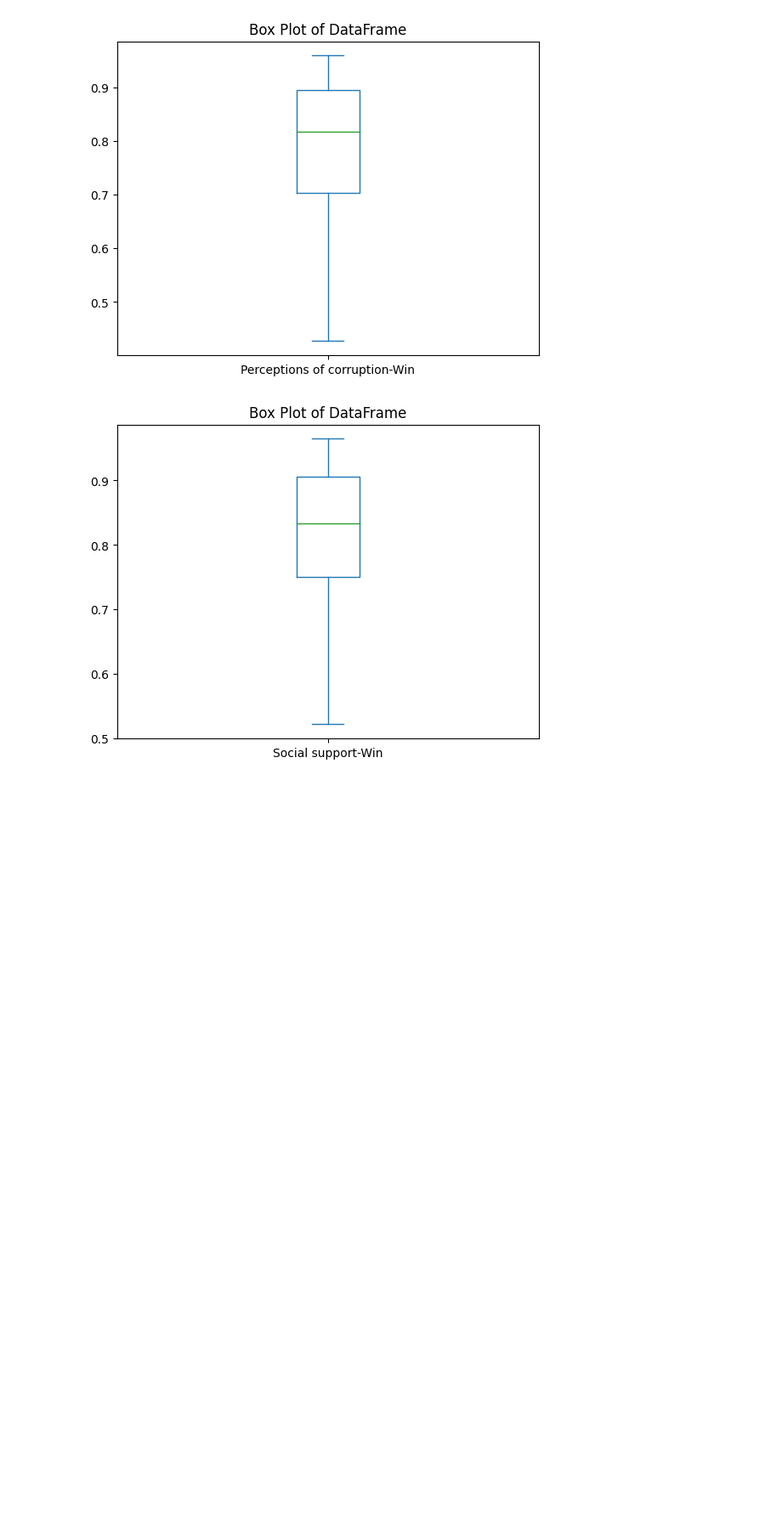
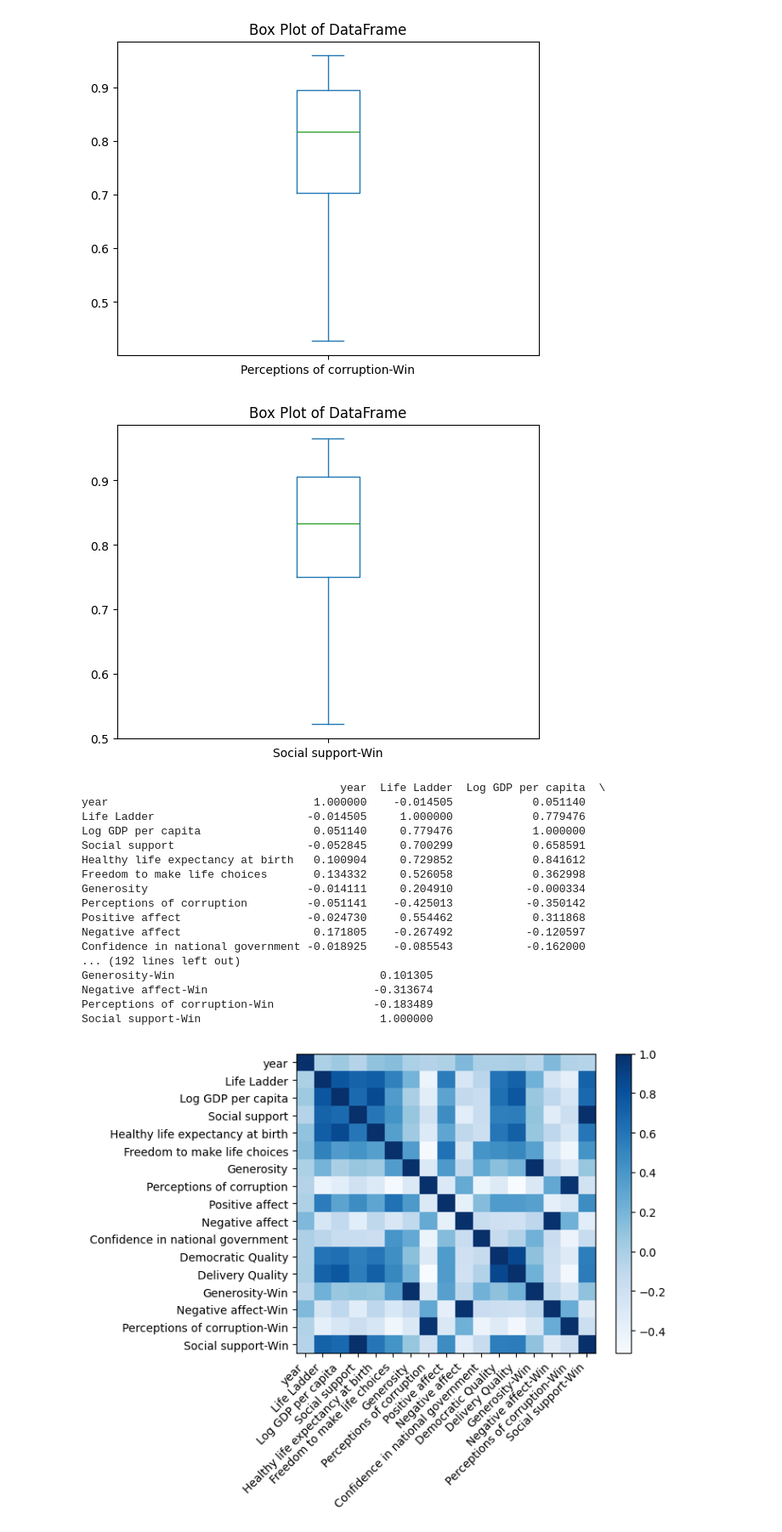
Before and after one commit to p1nkuu/World-Happiness-Report-Model, a Jupyter notebook: model.ipynb, the cells around one changed output. Shown at 85% size. Drawn from its saved outputs; the diff is of its cells as text; code cells hidden in the pictures; blank space fills up the shorter version.

```diff
--- a/model.ipynb
+++ b/model.ipynb
@@ -78,3 +77,0 @@ GINI index (World Bank estimate), average 2000-15
-# %%
-df.drop(columns=['country', 'Standard deviation of ladder by country-year', 'Standard deviation/Mean of ladder by country-year', 'GINI index (World Bank estimate)', 'gini of household income reported in Gallup, by wp5-year', 'GINI index (World Bank estimate), average 2000-15'], axis=1, inplace=True)
-df
@@ -177,3 +160,46 @@ plt.title('Box Plot of DataFrame')
 plt.show()
 # %% [output]
 [figure]
+# %%
+# Create a correlation matrix so we know which features are most highly correlated with the label
+# Those that are not we can drop to reduce unecessary computing power
+corr_matrix = df.corr()
+print(corr_matrix)
+
+# Visualize the correlation matrix
+# Plotting correlation matrix
+plt.imshow(corr_matrix, cmap='Blues')
+
+# adding colorbar
+plt.colorbar()
+
+# Extracting variable names
+variables = []
+for i in corr_matrix.columns:
+    variables.append(i)
+
+# Adding labels to the matrix
+plt.xticks(range(len(corr_matrix)), variables, rotation=45, ha='right')
+plt.yticks(range(len(corr_matrix)), variables)
+
+# Display the plot
+plt.show()
+# %% [output]
+                                       year  Life Ladder  Log GDP per capita  \
+year                               1.000000    -0.014505            0.051140
+Life Ladder                       -0.014505     1.000000            0.779476
+Log GDP per capita                 0.051140     0.779476            1.000000
+Social support                    -0.052845     0.700299            0.658591
+Healthy life expectancy at birth   0.100904     0.729852            0.841612
+Freedom to make life choices       0.134332     0.526058            0.362998
+Generosity                        -0.014111     0.204910           -0.000334
+Perceptions of corruption         -0.051141    -0.425013           -0.350142
+Positive affect                   -0.024730     0.554462            0.311868
+Negative affect                    0.171805    -0.267492           -0.120597
+Confidence in national government -0.018925    -0.085543           -0.162000
+... (192 lines left out)
+Generosity-Win                               0.101305
+Negative affect-Win                         -0.313674
+Perceptions of corruption-Win               -0.183489
+Social support-Win                           1.000000
+[figure, added]
```
Also changed, not shown: parts of 5 cells of this notebook, 13 other files.
